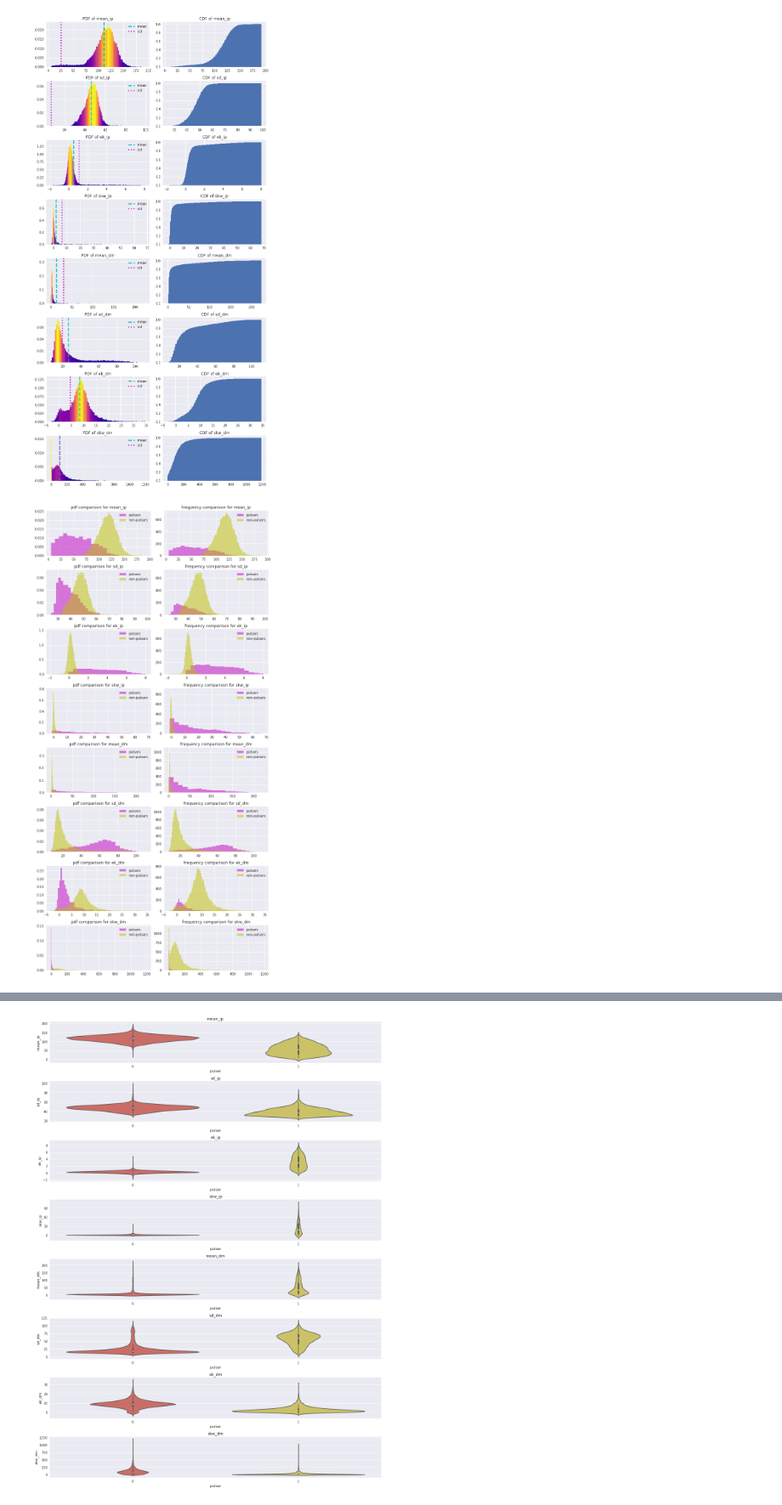
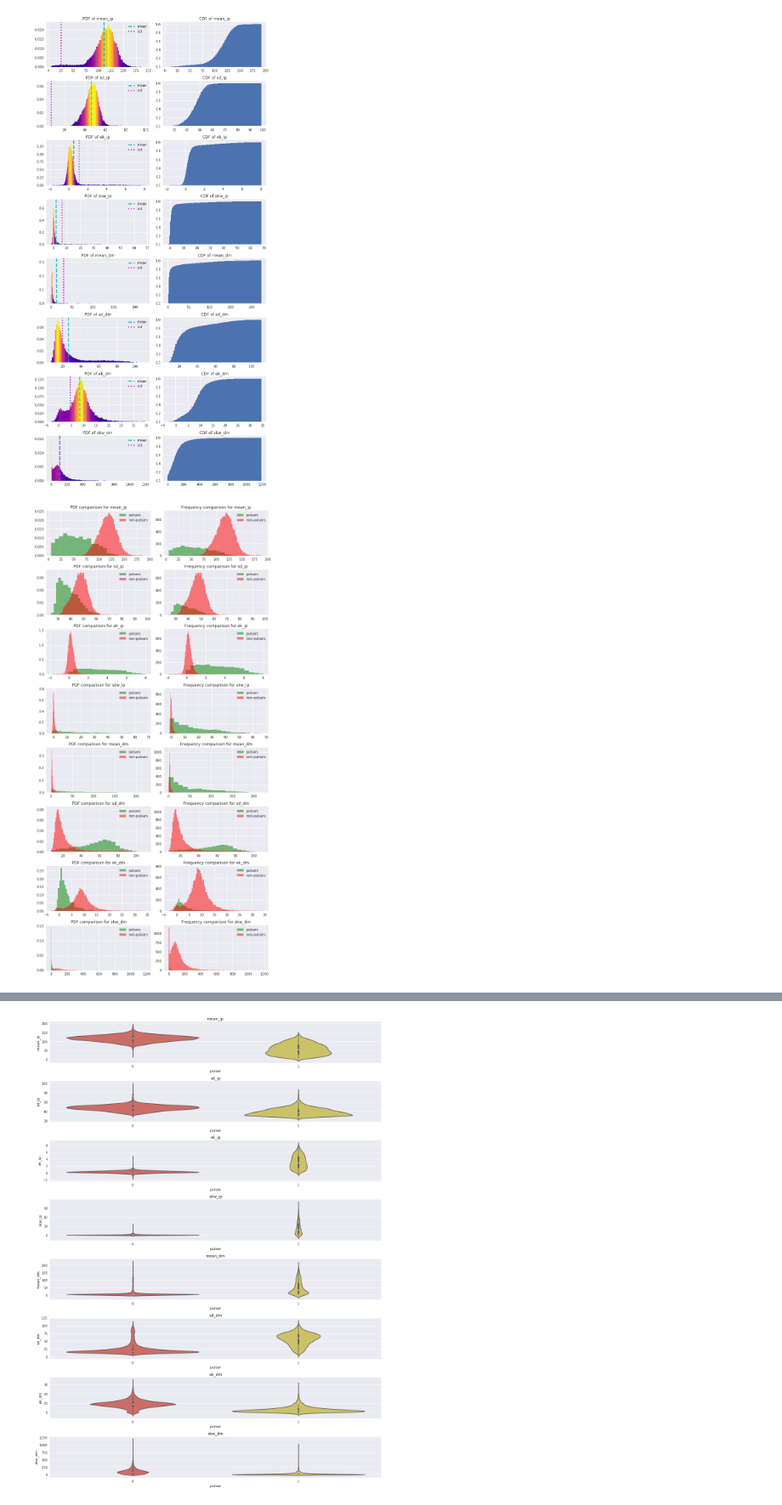
Before and after one commit to andres-zartab/pulsar_star, a Jupyter notebook: src/pulsar_notebook.ipynb, the cells around one changed output, grey strips where cells are left out. Shown at 85% size. Cells and saved outputs as stored; diff of their text form; code cells hidden in the pictures.

```diff
--- a/src/pulsar_notebook.ipynb
+++ b/src/pulsar_notebook.ipynb
@@ -7,6 +7,8 @@ from matplotlib import pyplot as plt
 
 plt.style.use('seaborn')
 pd.set_option("display.max_rows", 100)
+# %%
+plt.style.use('seaborn')
 # %%
 data = pd.read_csv("../input/pulsar_stars.csv")
 data.columns = ['mean_ip', 'sd_ip', 'ek_ip', 'skw_ip', 'mean_dm', 'sd_dm', 'ek_dm', 'skw_dm', 'pulsar']
@@ -101,22 +105,22 @@ plt.show()
 # %%
 pulsars = data[data['pulsar'] == 1].drop('pulsar', axis=1)
 non_pul = data[data['pulsar'] == 0].drop('pulsar', axis=1)
 
 fig, axes = plt.subplots(num_preds, 2, figsize=(10,20))
 
 for i, j in itertools.zip_longest(preds, range(num_preds)):
-    axes[j, 0].hist(pulsars[i], bins="auto", label="pulsars", color = "m", alpha=0.5, density=True)
-    axes[j, 0].hist(non_pul[i], bins="auto", label="non-pulsars", color = "y", alpha=0.5, density=True)
+    axes[j, 0].hist(pulsars[i], bins="auto", label="pulsars", color = "g", alpha=0.5, density=True)
+    axes[j, 0].hist(non_pul[i], bins="auto", label="non-pulsars", color = "r", alpha=0.5, density=True)
     axes[j, 0].set_title(f'PDF comparison for {i}')
     axes[j, 0].legend(loc="best")
 
-    axes[j, 1].hist(pulsars[i], bins="auto", label="pulsars", color = "m", alpha=0.5)
-    axes[j, 1].hist(non_pul[i], bins="auto", label="non-pulsars", color = "y", alpha=0.5)
+    axes[j, 1].hist(pulsars[i], bins="auto", label="pulsars", color = "g", alpha=0.5)
+    axes[j, 1].hist(non_pul[i], bins="auto", label="non-pulsars", color = "r", alpha=0.5)
     axes[j, 1].set_title(f'Frequency comparison for {i}')
     axes[j, 1].legend(loc="best")
 
 plt.tight_layout(pad=0.4, w_pad=0.5, h_pad=1.0)
 plt.show()
 # %% [output]
-[figure, old version]
+[figure, new version]
 # %%
```
Also changed, not shown: parts of 33 cells of this notebook.
